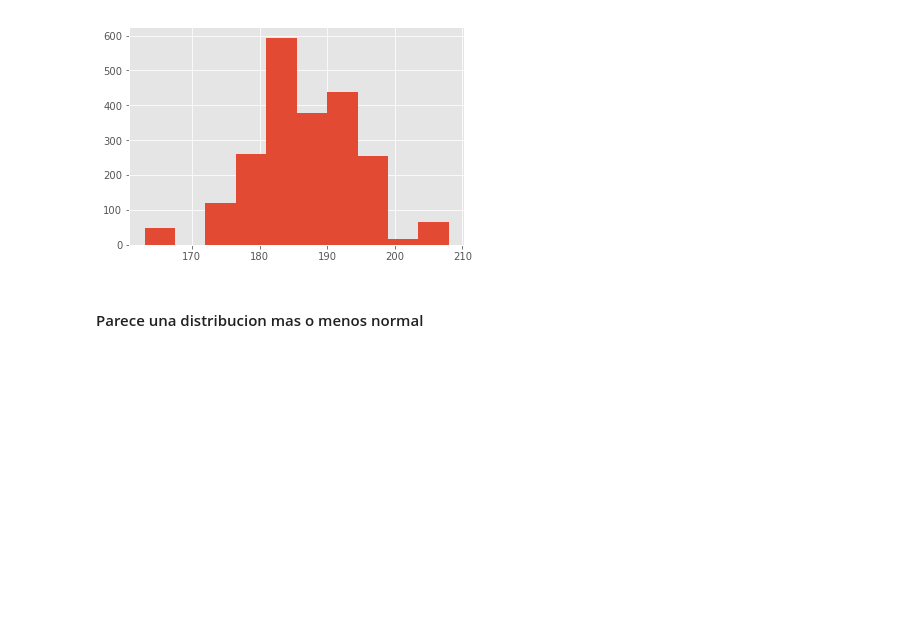
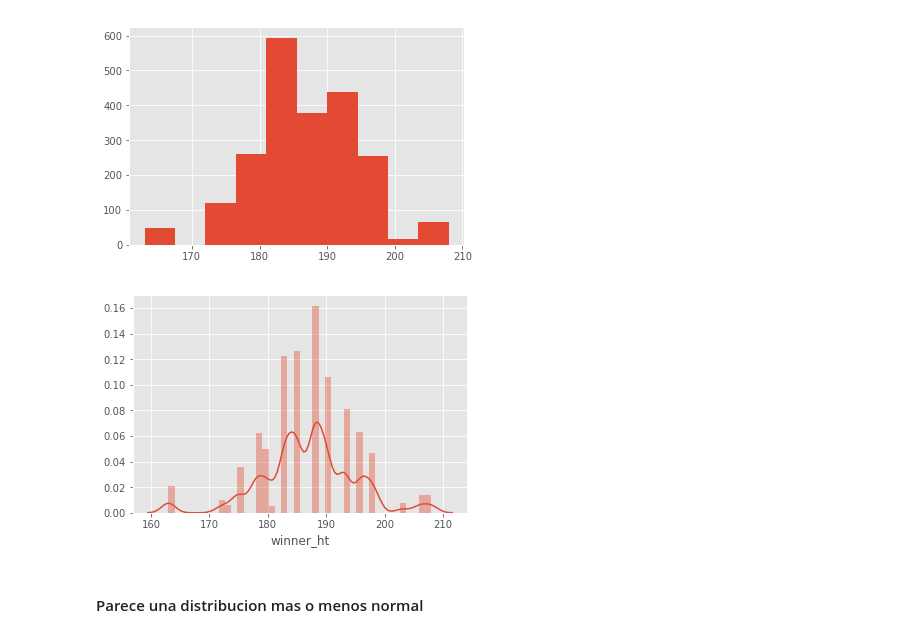
Before and after one commit to ISANJUA/TFM_ML4sportsBets, a Jupyter notebook: ETL - Prueba 1.ipynb, the cells around one changed output. Saved outputs shown, nothing was run; the diff lists cells and outputs as text; code cells hidden in the pictures; blank space fills up the shorter version.

```diff
--- a/ETL - Prueba 1.ipynb
+++ b/ETL - Prueba 1.ipynb
@@ -270,6 +335,11 @@ plt.show
 # %% [output]
 <function matplotlib.pyplot.show>
 [figure]
+# %%
+sns.distplot(ht2)
+plt.show()
+# %% [output]
+[figure, added]
 # %% [markdown]
 #### Parece una distribucion mas o menos normal
 # %%
```
Also changed, not shown: parts of 20 cells of this notebook.
